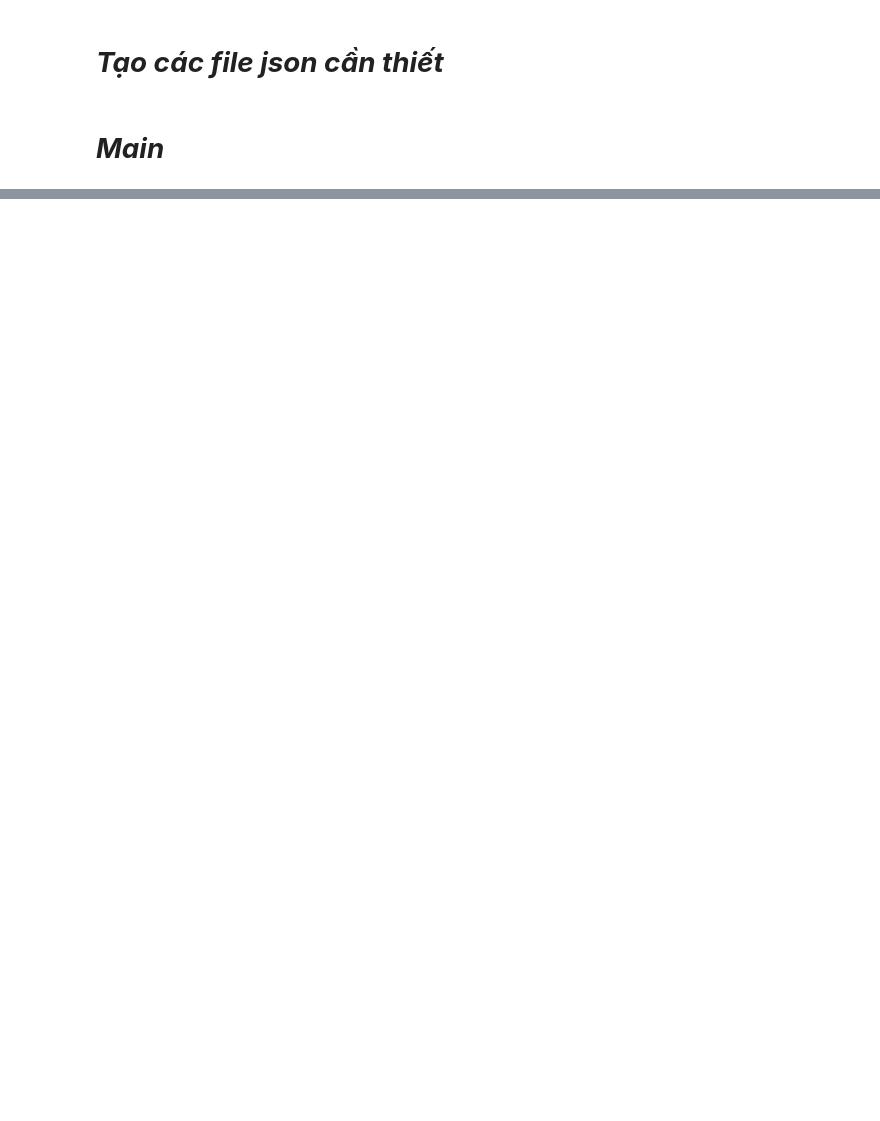
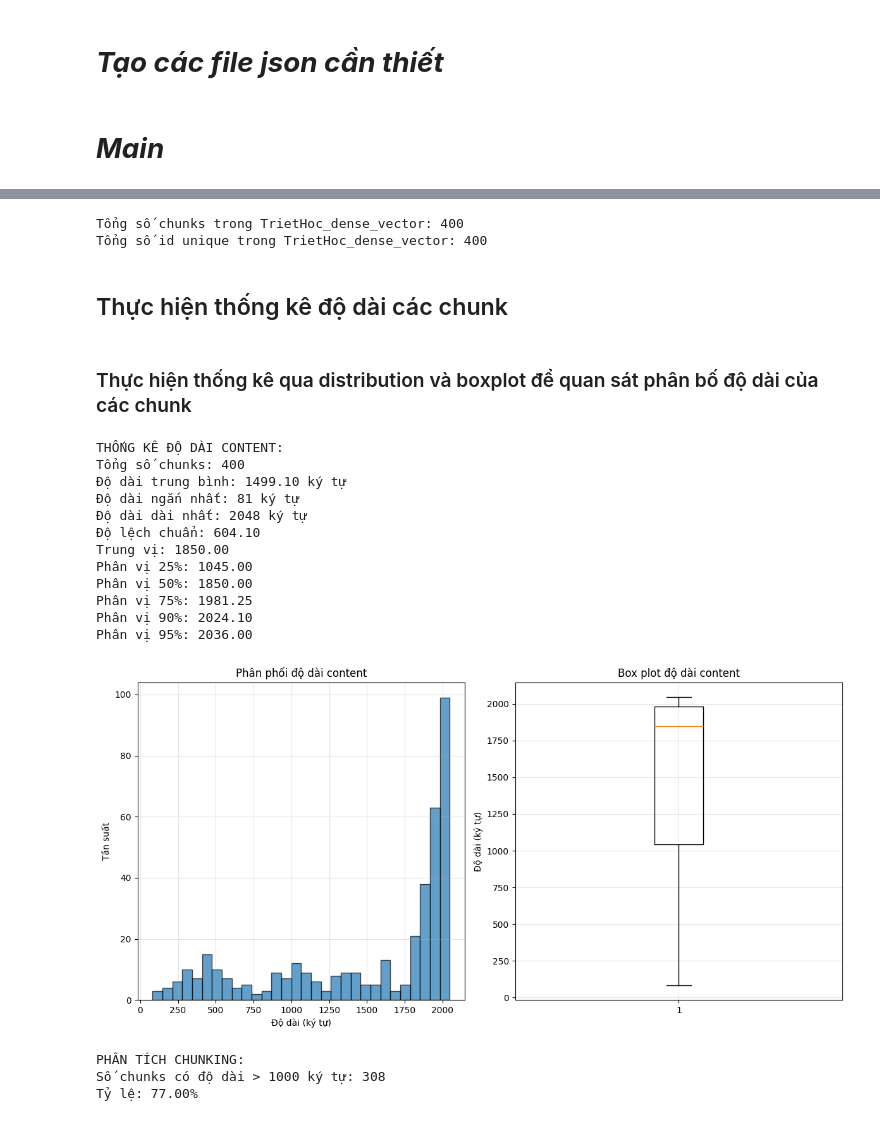
Before and after one commit to KuroBerry/RAG_GeneralSubject, a Jupyter notebook: data/TrietHoc/triet_hoc_chunking.ipynb, the cells around one changed output, grey strips where cells are left out. Drawn from its saved outputs; the diff is of its cells as text; code cells hidden in the pictures; blank space fills up the shorter version.

```diff
--- a/data/TrietHoc/triet_hoc_chunking.ipynb
+++ b/data/TrietHoc/triet_hoc_chunking.ipynb
@@ -507,0 +613,79 @@ Số trang trong PDF: 215
+# %%
+TrietHoc_raw_vector = load_chunks_from_json(r"./TrietHoc_Raw.json")
+TrietHoc_dense_vector = load_chunks_from_json(r"./TrietHoc_Dense_Global.json")
+TrietHoc_sparse_vector = load_chunks_from_json(r"./TrietHoc_Sparse_Global.json")
+# %%
+test_list = [chunk["id"] for chunk in TrietHoc_dense_vector]
+test_set = set(test_list)
+
+print("Tổng số chunks trong TrietHoc_dense_vector:", len(test_list))
+print("Tổng số id unique trong TrietHoc_dense_vector:", len(test_set))
+# %% [output]
+Tổng số chunks trong TrietHoc_dense_vector: 400
+Tổng số id unique trong TrietHoc_dense_vector: 400
+# %% [markdown]
+## Thực hiện thống kê độ dài các chunk
+# %% [markdown]
+### Thực hiện thống kê qua distribution và boxplot để quan sát phân bố độ dài của các chunk
+# %%
+# Phân tích thống kê độ dài content
+import matplotlib.pyplot as plt
+import numpy as np
+
+dense_chunk = TrietHoc_dense_vector  # Sử dụng biến đã đọc từ file JSON
+# Lấy độ dài content của mỗi chunk
+content_lengths = [len(chunk['metadata']['content']) for chunk in dense_chunk]
+
+print("THỐNG KÊ ĐỘ DÀI CONTENT:")
+print(f"Tổng số chunks: {len(dense_chunk)}")
+print(f"Độ dài trung bình: {np.mean(content_lengths):.2f} ký tự")
+print(f"Độ dài ngắn nhất: {np.min(content_lengths)} ký tự")
+print(f"Độ dài dài nhất: {np.max(content_lengths)} ký tự")
+print(f"Độ lệch chuẩn: {np.std(content_lengths):.2f}")
+print(f"Trung vị: {np.median(content_lengths):.2f}")
+
+# Phân vị
+percentiles = [25, 50, 75, 90, 95]
+for p in percentiles:
+    print(f"Phân vị {p}%: {np.percentile(content_lengths, p):.2f}")
+
+# Vẽ histogram
+plt.figure(figsize=(12, 6))
+plt.subplot(1, 2, 1)
+plt.hist(content_lengths, bins=30, alpha=0.7, edgecolor='black')
+plt.title('Phân phối độ dài content')
+plt.xlabel('Độ dài (ký tự)')
+plt.ylabel('Tần suất')
+plt.grid(True, alpha=0.3)
+
+plt.subplot(1, 2, 2)
+plt.boxplot(content_lengths)
+plt.title('Box plot độ dài content')
+plt.ylabel('Độ dài (ký tự)')
+plt.grid(True, alpha=0.3)
+
+plt.tight_layout()
+plt.show()
+
+# Đếm số chunk có độ dài > 1000 ký tự (cần chunking)
+long_chunks = [length for length in content_lengths if length > 1000]
+print(f"\nPHÂN TÍCH CHUNKING:")
+print(f"Số chunks có độ dài > 1000 ký tự: {len(long_chunks)}")
+print(f"Tỷ lệ: {len(long_chunks)/len(content_lengths)*100:.2f}%")
+# %% [output]
+THỐNG KÊ ĐỘ DÀI CONTENT:
+Tổng số chunks: 400
+Độ dài trung bình: 1499.10 ký tự
+Độ dài ngắn nhất: 81 ký tự
+Độ dài dài nhất: 2048 ký tự
+Độ lệch chuẩn: 604.10
+Trung vị: 1850.00
+Phân vị 25%: 1045.00
+Phân vị 50%: 1850.00
+Phân vị 75%: 1981.25
+Phân vị 90%: 2024.10
+Phân vị 95%: 2036.00
+[figure, added]
+PHÂN TÍCH CHUNKING:
+Số chunks có độ dài > 1000 ký tự: 308
+Tỷ lệ: 77.00%
```
Also changed, not shown: parts of 14 cells of this notebook, 17 other files.
